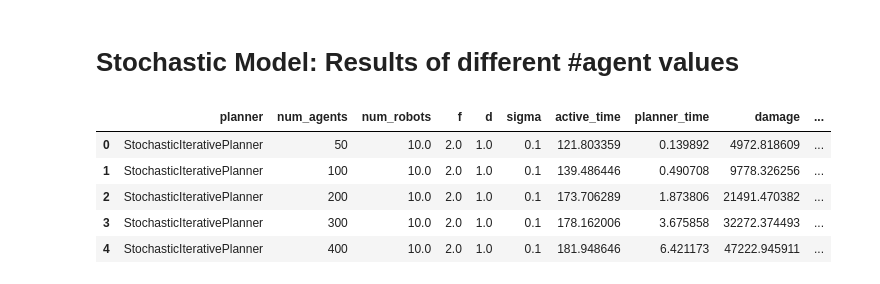
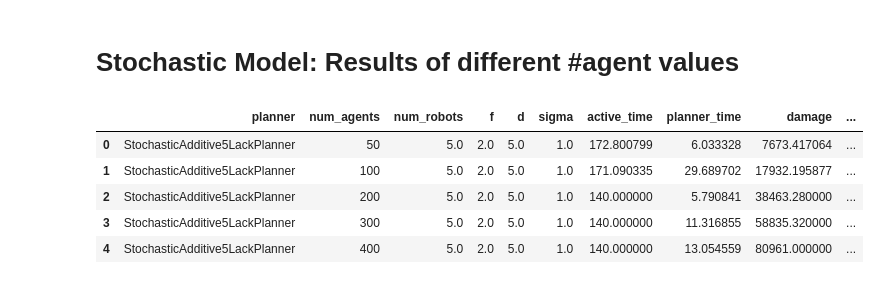
Before and after one commit to Elilgo324/dsd, a Jupyter notebook: experiments/stochastic/agents.ipynb, the cells around one changed output. Drawn from its saved outputs; the diff is of its cells as text; code cells hidden in the pictures.

```diff
--- a/experiments/stochastic/agents.ipynb
+++ b/experiments/stochastic/agents.ipynb
@@ -6,14 +6,14 @@ import matplotlib.pyplot as plt
 # %%
 results = pd.read_csv('./agents_results.csv')
 results = results.drop_duplicates(subset='damage')
-results = results.loc[(results['num_robots'] == 10) & (results['f'] == 2) & (results['sigma'] == 0.1) & (results['d'] == 1)]
+results = results.loc[(results['d'] == 5) & (results['sigma'] == 1)]
 results = results.groupby(['planner', 'num_agents'], as_index=False).mean()
 results.head()
 # %% [output]
 |  | planner | num_agents | num_robots | f | d | sigma | active_time | planner_time | damage | ... |
-| 0 | StochasticIterativePlanner | 50 | 10.0 | 2.0 | 1.0 | 0.1 | 121.803359 | 0.139892 | 4972.818609 | ... |
-| 1 | StochasticIterativePlanner | 100 | 10.0 | 2.0 | 1.0 | 0.1 | 139.486446 | 0.490708 | 9778.326256 | ... |
-| 2 | StochasticIterativePlanner | 200 | 10.0 | 2.0 | 1.0 | 0.1 | 173.706289 | 1.873806 | 21491.470382 | ... |
-| 3 | StochasticIterativePlanner | 300 | 10.0 | 2.0 | 1.0 | 0.1 | 178.162006 | 3.675858 | 32272.374493 | ... |
-| 4 | StochasticIterativePlanner | 400 | 10.0 | 2.0 | 1.0 | 0.1 | 181.948646 | 6.421173 | 47222.945911 | ... |
+| 0 | StochasticAdditive5LackPlanner | 50 | 5.0 | 2.0 | 5.0 | 1.0 | 172.800799 | 6.033328 | 7673.417064 | ... |
+| 1 | StochasticAdditive5LackPlanner | 100 | 5.0 | 2.0 | 5.0 | 1.0 | 171.090335 | 29.689702 | 17932.195877 | ... |
+| 2 | StochasticAdditive5LackPlanner | 200 | 5.0 | 2.0 | 5.0 | 1.0 | 140.000000 | 5.790841 | 38463.280000 | ... |
+| 3 | StochasticAdditive5LackPlanner | 300 | 5.0 | 2.0 | 5.0 | 1.0 | 140.000000 | 11.316855 | 58835.320000 | ... |
+| 4 | StochasticAdditive5LackPlanner | 400 | 5.0 | 2.0 | 5.0 | 1.0 | 140.000000 | 13.054559 | 80961.000000 | ... |
 # %%
```
Also changed, not shown: parts of 3 cells of this notebook, 7 other files.
